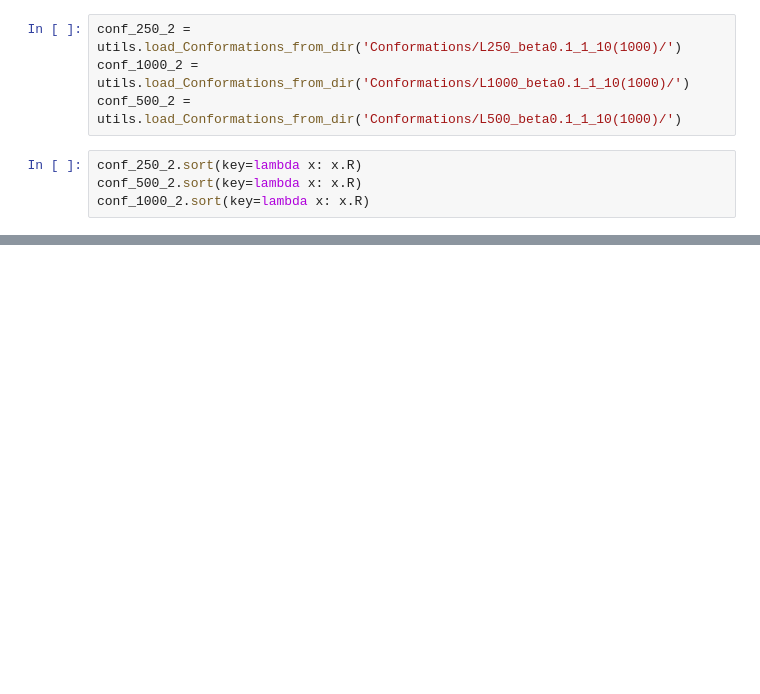
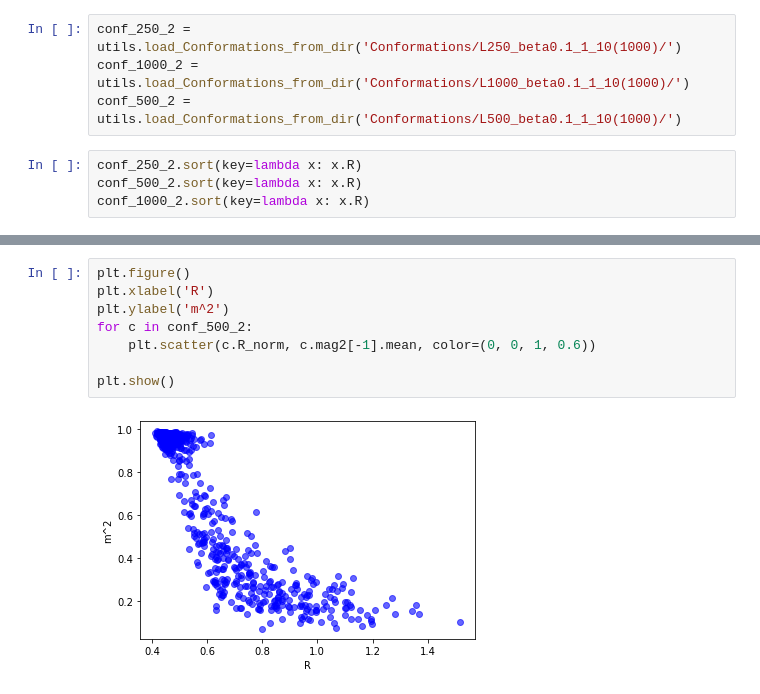
Before and after one commit to MoskalenkoRomanBorisovich/Ising-on-random-conformation, a Jupyter notebook: Binder cumulants with different radius threshholds.ipynb, the cells around one changed output, grey strips where cells are left out. Drawn from its saved outputs; the diff is of its cells as text; blank space fills up the shorter version.

```diff
--- a/Binder cumulants with different radius threshholds.ipynb
+++ b/Binder cumulants with different radius threshholds.ipynb
@@ -96,3 +105,13 @@ def draw_cumulant_close(Rnorm = (0.43, 1.5, 0.01)):
     plt.show()
 # %% [output]
 interactive(children=(FloatSlider(value=0.96, description='Rnorm', max=1.5, min=0.43, step=0.01), Output()), _…
+# %%
+plt.figure()
+plt.xlabel('R')
+plt.ylabel('m^2')
+for c in conf_500_2:
+    plt.scatter(c.R_norm, c.mag2[-1].mean, color=(0, 0, 1, 0.6))
+
+plt.show()
+# %% [output]
+[figure, added]
```
Also changed, not shown: parts of 8 cells of this notebook, 2 other files.
